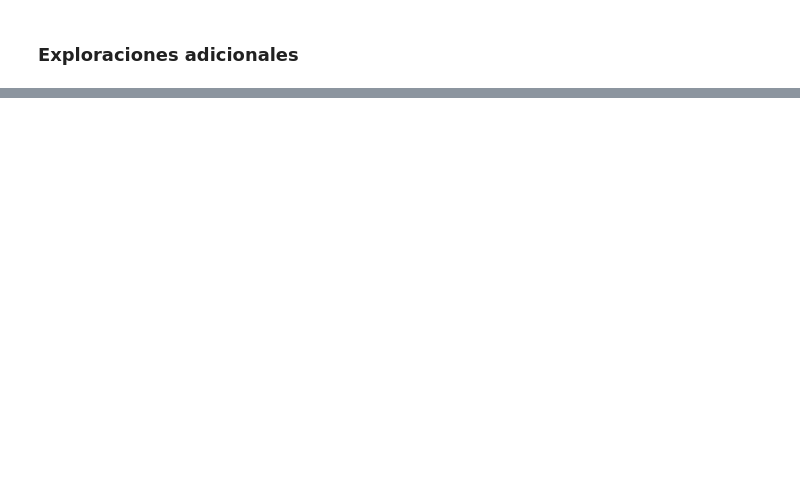
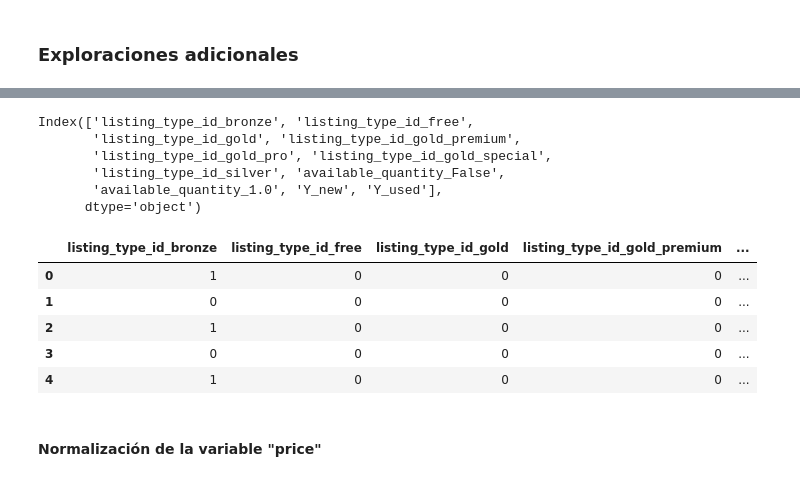
Before and after one commit to Oriojas/test_used_tl_ML, a Jupyter notebook: EDA.ipynb, the cells around one changed output, grey strips where cells are left out. Cells and saved outputs as stored; diff of their text form; code cells hidden in the pictures; blank space fills up the shorter version.

```diff
--- a/EDA.ipynb
+++ b/EDA.ipynb
@@ -522,0 +566,2 @@ plt.show()
+# %%
+df_num = df[['listing_type_id', 'price', 'available_quantity', 'Y']]
@@ -522,0 +581,26 @@ plt.show()
+# %%
+df_num_d = pd.get_dummies(df_num[["listing_type_id", "available_quantity", "Y"]])
+# %%
+df_num_d.columns
+# %% [output]
+Index(['listing_type_id_bronze', 'listing_type_id_free',
+       'listing_type_id_gold', 'listing_type_id_gold_premium',
+       'listing_type_id_gold_pro', 'listing_type_id_gold_special',
+       'listing_type_id_silver', 'available_quantity_False',
+       'available_quantity_1.0', 'Y_new', 'Y_used'],
+      dtype='object')
+# %%
+df_num_d["price"] = df_num["price"]
+# %%
+df_num_d["Y"] = df_num["Y"]
+# %%
+df_num_d.head()
+# %% [output]
+|  | listing_type_id_bronze | listing_type_id_free | listing_type_id_gold | listing_type_id_gold_premium | ... |
+| 0 | 1 | 0 | 0 | 0 | ... |
+| 1 | 0 | 0 | 0 | 0 | ... |
+| 2 | 1 | 0 | 0 | 0 | ... |
+| 3 | 0 | 0 | 0 | 0 | ... |
+| 4 | 1 | 0 | 0 | 0 | ... |
+# %% [markdown]
+#### Normalización de la variable "price"
```
Also changed, not shown: parts of 52 cells of this notebook, 4 other files.
